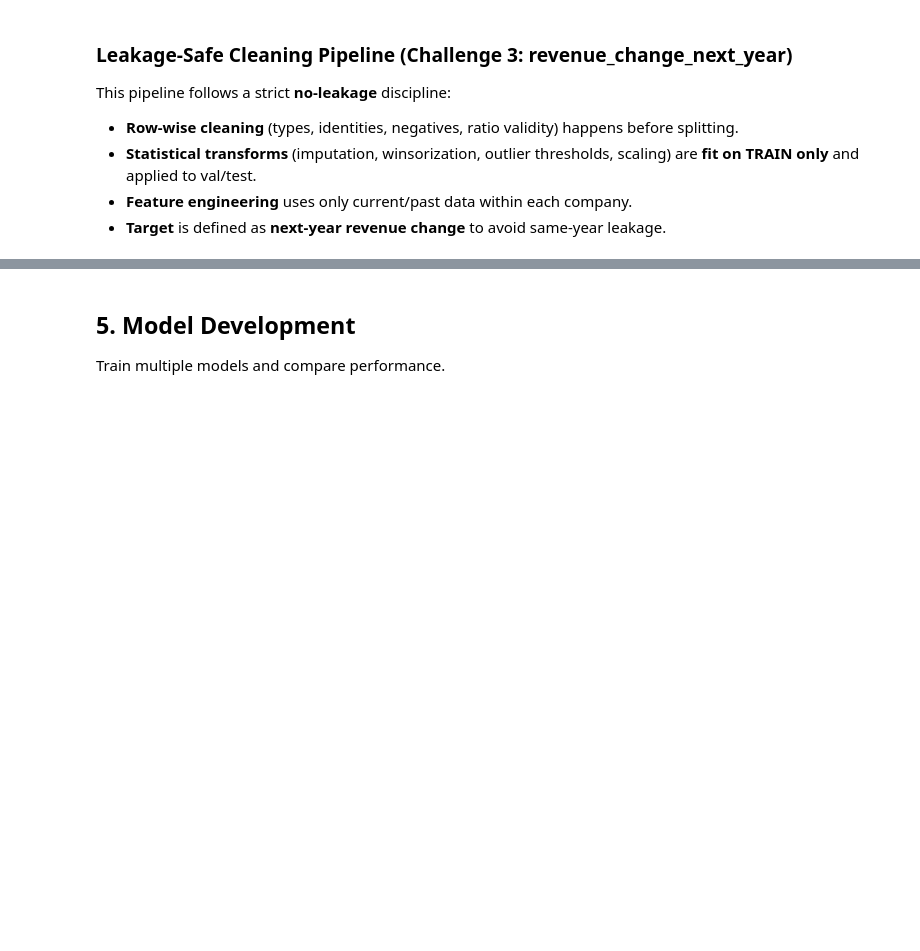
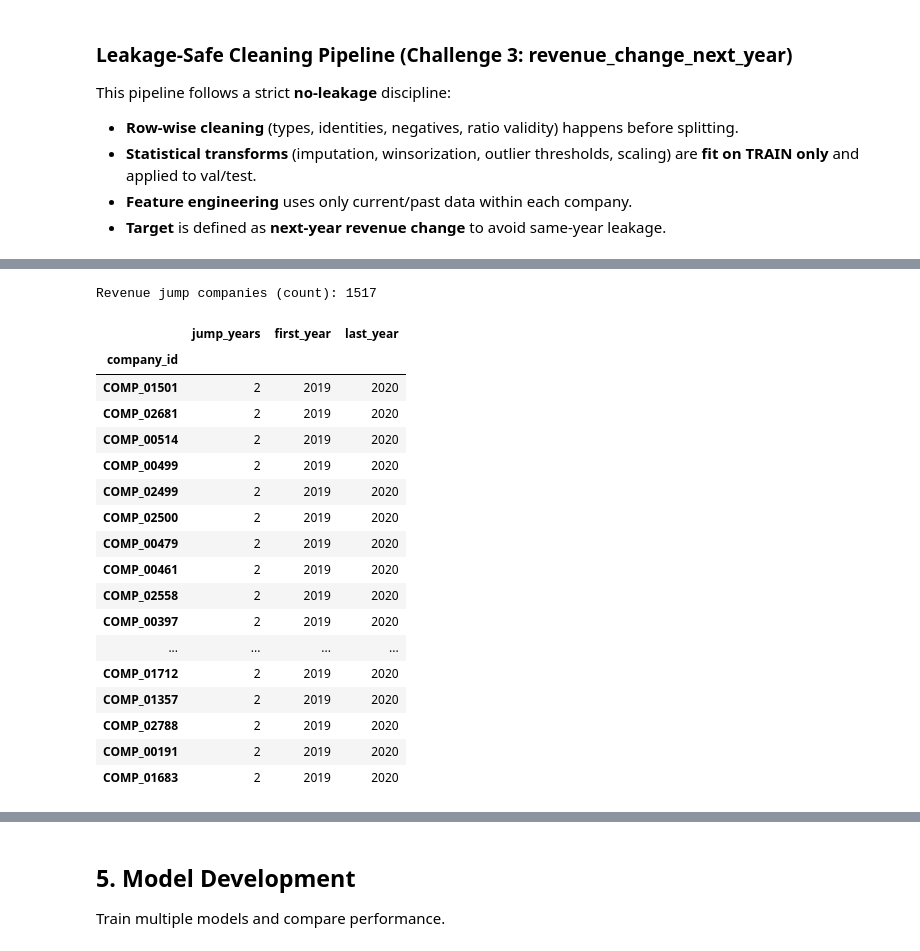
Before and after one commit to KorayAydin3k/Expert_AI_project, a Jupyter notebook: notebook/basarisiz.ipynb, the cells around one changed output, grey strips where cells are left out. Drawn from its saved outputs; the diff is of its cells as text; code cells hidden in the pictures; blank space fills up the shorter version.

```diff
--- a/notebook/basarisiz.ipynb
+++ b/notebook/basarisiz.ipynb
@@ -1421,0 +1610,17 @@ X_val (2932, 352) y_val (2932,)
+# %%
+
+# --- Feature Diagnostics (train-only) ---
+print(f"Feature policy: {FEATURE_POLICY}")
+print(f"Selected feature count: {len(feature_cols)}")
+
+# Raw missingness on selected features (before modeling)
+try:
+    raw_miss = df_train[feature_cols].isna().mean().sort_values(ascending=False)
+    print("Top missingness (train, selected features):")
+    display(raw_miss.head(20))
+except Exception as e:
+    print(f"Missingness diagnostics skipped: {e}")
+
+# List selected features (top 60 for readability)
+print("Selected features (sample):")
+print(feature_cols[:60])
@@ -1422,3 +1650,41 @@ X_val (2932, 352) y_val (2932,)
+# %%
+
+# --- Revenue Jump Company List (train+val) ---
+try:
+    df_for_list = df_model.copy() if 'df_model' in globals() else pd.concat([df_train, df_val], axis=0)
+    if 'rev_jump_flag' in df_for_list.columns:
+        revenue_jump_companies = (
+            df_for_list[df_for_list['rev_jump_flag'] == 1]
+            .groupby('company_id')
+            .agg(jump_years=('fiscal_year', 'nunique'), first_year=('fiscal_year', 'min'), last_year=('fiscal_year', 'max'))
+            .sort_values('jump_years', ascending=False)
+        )
+        print(f"Revenue jump companies (count): {len(revenue_jump_companies)}")
+        display(revenue_jump_companies.head(30))
+    else:
+        print('rev_jump_flag not found; run feature engineering first.')
+except Exception as e:
+    print(f"Revenue jump company list failed: {e}")
+# %% [output]
+Revenue jump companies (count): 1517
+|  | jump_years | first_year | last_year |
+| company_id |  |  |  |
+| COMP_01501 | 2 | 2019 | 2020 |
+| COMP_02681 | 2 | 2019 | 2020 |
+| COMP_00514 | 2 | 2019 | 2020 |
+| COMP_00499 | 2 | 2019 | 2020 |
+| COMP_02499 | 2 | 2019 | 2020 |
+| COMP_02500 | 2 | 2019 | 2020 |
+| COMP_00479 | 2 | 2019 | 2020 |
+| COMP_00461 | 2 | 2019 | 2020 |
+| COMP_02558 | 2 | 2019 | 2020 |
+| COMP_00397 | 2 | 2019 | 2020 |
+| ... | ... | ... | ... |
+| COMP_01712 | 2 | 2019 | 2020 |
+| COMP_01357 | 2 | 2019 | 2020 |
+| COMP_02788 | 2 | 2019 | 2020 |
+| COMP_00191 | 2 | 2019 | 2020 |
+| COMP_01683 | 2 | 2019 | 2020 |
 # %%
 # Leakage audit (sanity checks) - fold-safe
 import numpy as np
```
Also changed, not shown: parts of 17 cells of this notebook, 4 other files.
